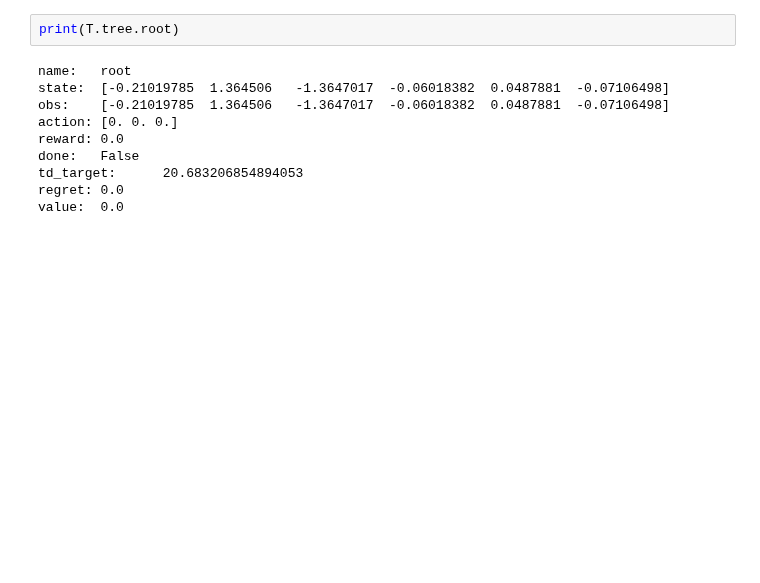
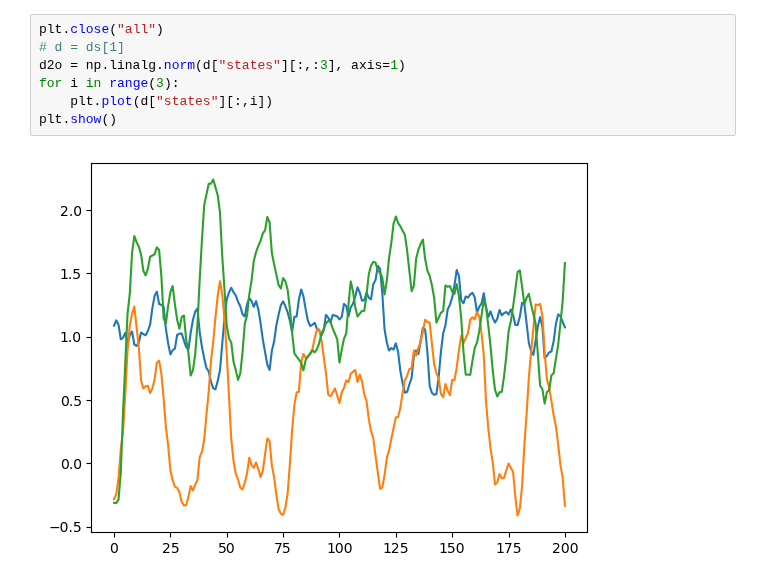
Before and after one commit to liziyao99/multi-debris-avoidance, a Jupyter notebook: test.ipynb, the cells around one changed output. Drawn from its saved outputs; the diff is of its cells as text; blank space fills up the shorter version.

```diff
--- a/test.ipynb
+++ b/test.ipynb
@@ -54,12 +47,9 @@ plt.show()
-# %%
-print(T.tree.root)
-# %% [output]
-name:   root
-state:  [-0.21019785  1.364506   -1.3647017  -0.06018382  0.0487881  -0.07106498]
-obs:    [-0.21019785  1.364506   -1.3647017  -0.06018382  0.0487881  -0.07106498]
-action: [0. 0. 0.]
-reward: 0.0
-done:   False
-td_target:      20.683206854894053
-regret: 0.0
-value:  0.0
+# %%
+plt.close("all")
+# d = ds[1]
+d2o = np.linalg.norm(d["states"][:,:3], axis=1)
+for i in range(3):
+    plt.plot(d["states"][:,i])
+plt.show()
+# %% [output]
+[figure, added]
```
Also changed, not shown: parts of 13 cells of this notebook, 11 other files.
